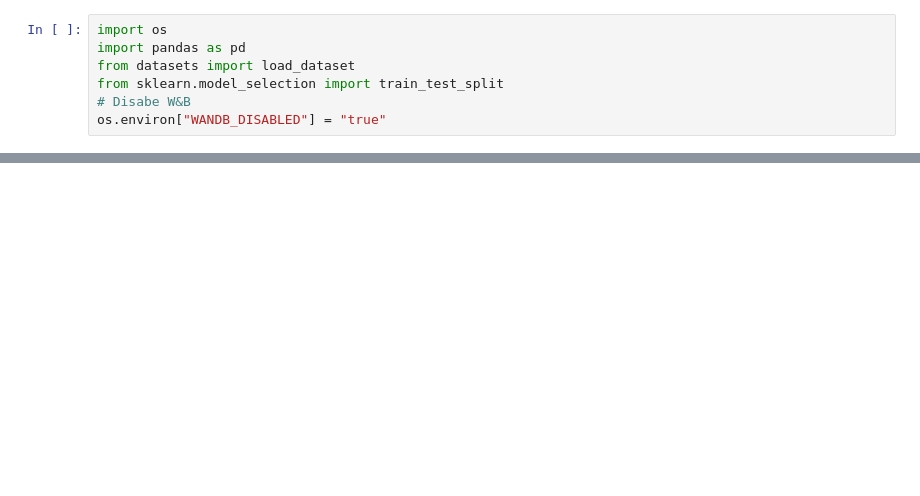
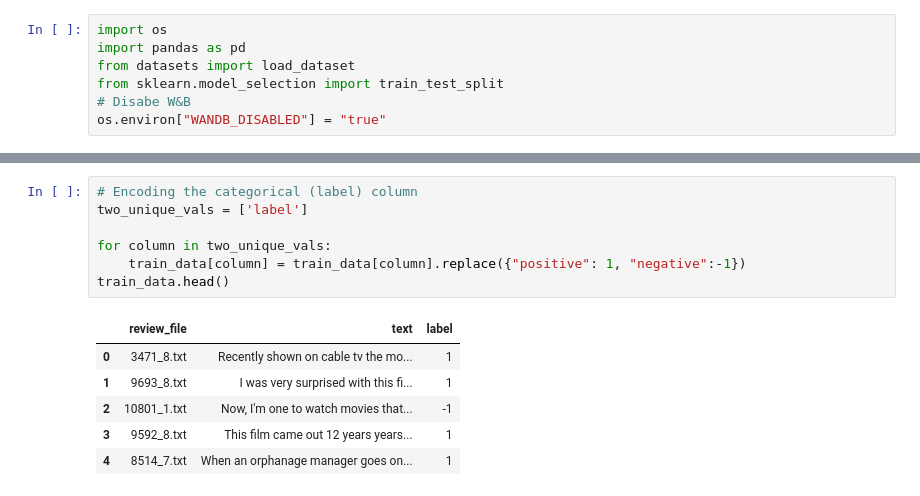
Before and after one commit to kumahag/Capstone-Project, a Jupyter notebook: Movie_Review_Sentiment_Classification_Challenge.ipynb, the cells around one changed output, grey strips where cells are left out. Cells and saved outputs as stored; diff of their text form; blank space fills up the shorter version.

```diff
--- a/Movie_Review_Sentiment_Classification_Challenge.ipynb
+++ b/Movie_Review_Sentiment_Classification_Challenge.ipynb
@@ -81,2 +97,16 @@ Name: sentiment, dtype: int64
+# %%
+# Encoding the categorical (label) column
+two_unique_vals = ['label']
+
+for column in two_unique_vals:
+    train_data[column] = train_data[column].replace({"positive": 1, "negative":-1})
+train_data.head()
+# %% [output]
+|  | review_file | text | label |
+| 0 | 3471_8.txt | Recently shown on cable tv the mo... | 1 |
+| 1 | 9693_8.txt | I was very surprised with this fi... | 1 |
+| 2 | 10801_1.txt | Now, I'm one to watch movies that... | -1 |
+| 3 | 9592_8.txt | This film came out 12 years years... | 1 |
+| 4 | 8514_7.txt | When an orphanage manager goes on... | 1 |
 # %%
 # Split the train data => {train, eval}
```
Also changed, not shown: parts of 25 cells of this notebook.
